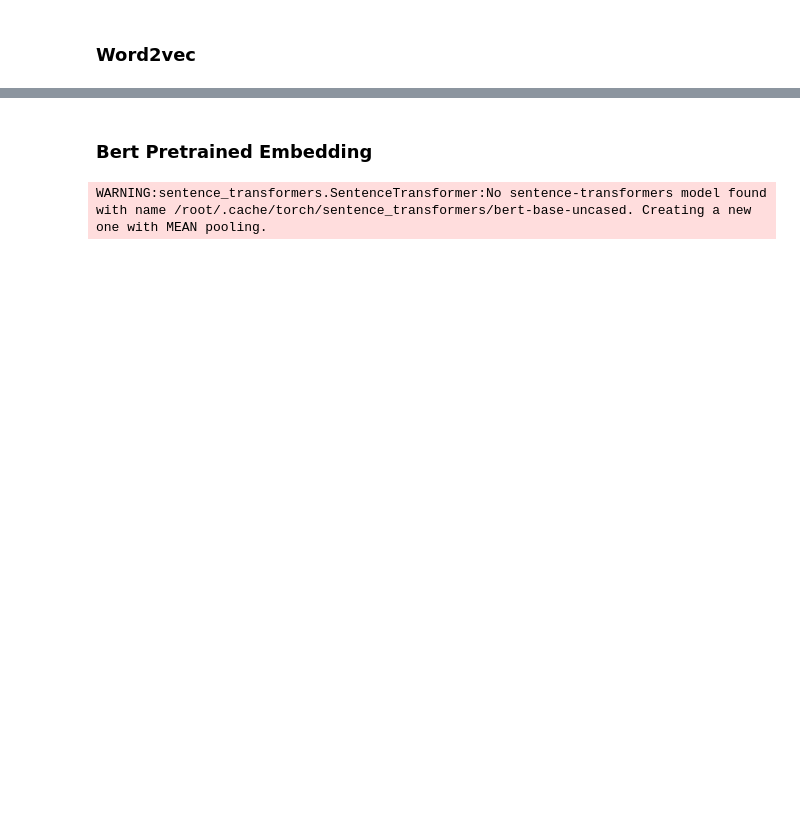
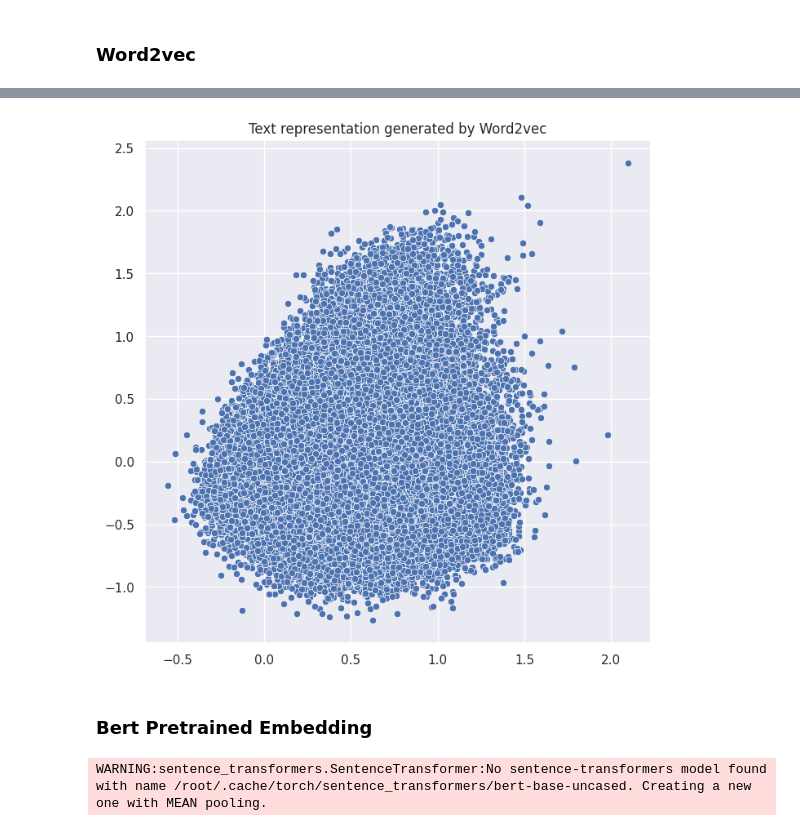
Before and after one commit to mojtabaSefidi/Small-AI-Projects, a Jupyter notebook: Sentiment_Analysis_Using_DeepLearning.ipynb, the cells around one changed output, grey strips where cells are left out. Saved outputs shown, nothing was run; the diff lists cells and outputs as text; code cells hidden in the pictures; blank space fills up the shorter version.

```diff
--- a/Sentiment_Analysis_Using_DeepLearning.ipynb
+++ b/Sentiment_Analysis_Using_DeepLearning.ipynb
@@ -260,7 +266,7 @@ Archive:  /content/glove.42B.300d.zip
 # %%
 embedding_vector_glove = {}
 glove_file = open('/content/glove.42B.300d.txt', encoding="utf8")
-for line in glove_file:
+for line in tqdm.tqdm(glove_file):
   value = line.split(' ')
   word = value[0]
   embedding_vector_glove[word] = np.array(value[1:], dtype='float32')
@@ -283,2 +274,10 @@ for i, sentence in enumerate(x_train_text):
+# %%
+embedding_matrix_glove = np.zeros((num_words, 300))
+for word, i in tqdm.tqdm(word_index.items()):
+  if i > num_words:
+      continue
+  embedding_vector=embedding_vector_glove.get(word)
+  if embedding_vector is not None:
+      embedding_matrix_glove[i]=embedding_vector
 # %%
 del embedding_vector_glove
@@ -307,24 +294,22 @@ You may still be able to access the file from the browser:
 # %%
 word2vec_model = gensim.models.KeyedVectors.load_word2vec_format('/content/GoogleNews-vectors-negative300.bin.gz', binary=True)
-# %%
-embedding_matrix_w2v = np.zeros((x_train_text.shape[0],300))
-for i, sentence in enumerate(x_train_text):
-  embedding_vector = np.zeros((1, 300))
-  tokens = sentence.split(' ')
-  length = len(tokens)
-  for token in tokens:
-    try:
-      embedding_vector += word2vec_model[token]
-    except:
-      length -= 1
-  if length>=1:
-    embedding_matrix_w2v[i] = embedding_vector/length
-  else:
-    embedding_matrix_w2v[i] = embedding_vector
+# %%
+embedding_matrix_w2v = np.zeros((num_words, 300))
+for word, i in tqdm.tqdm(word_index.items()):
+  if i > num_words:
+      continue
+  try:
+    embedding_vector=word2vec_model[word]
+  except:
+    embedding_vector=None
+  if embedding_vector is not None:
+      embedding_matrix_w2v[i]=embedding_vector
 # %%
 del word2vec_model
 # %%
-visulizer(embedding_matrix_w2v, model_name='Word2vec')
+visulizer(embedding_matrix_w2v, model_name='Word2vec', label=None)
+# %% [output]
+[figure, added]
 # %% [markdown]
 ### **Bert Pretrained Embedding**
 # %%
```
Also changed, not shown: parts of 20 cells of this notebook.
